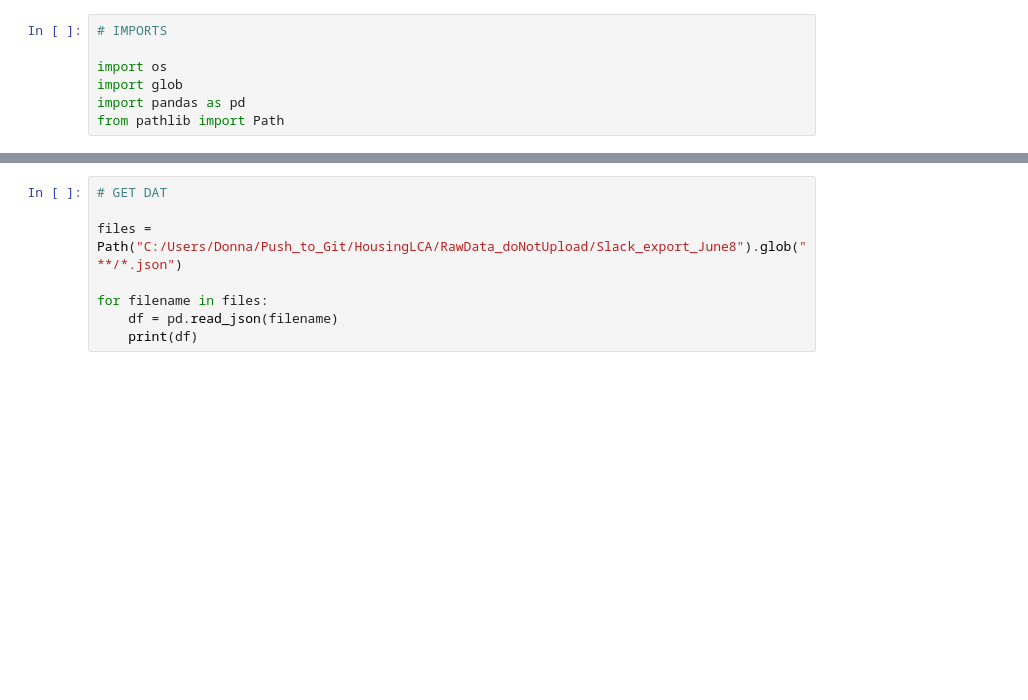
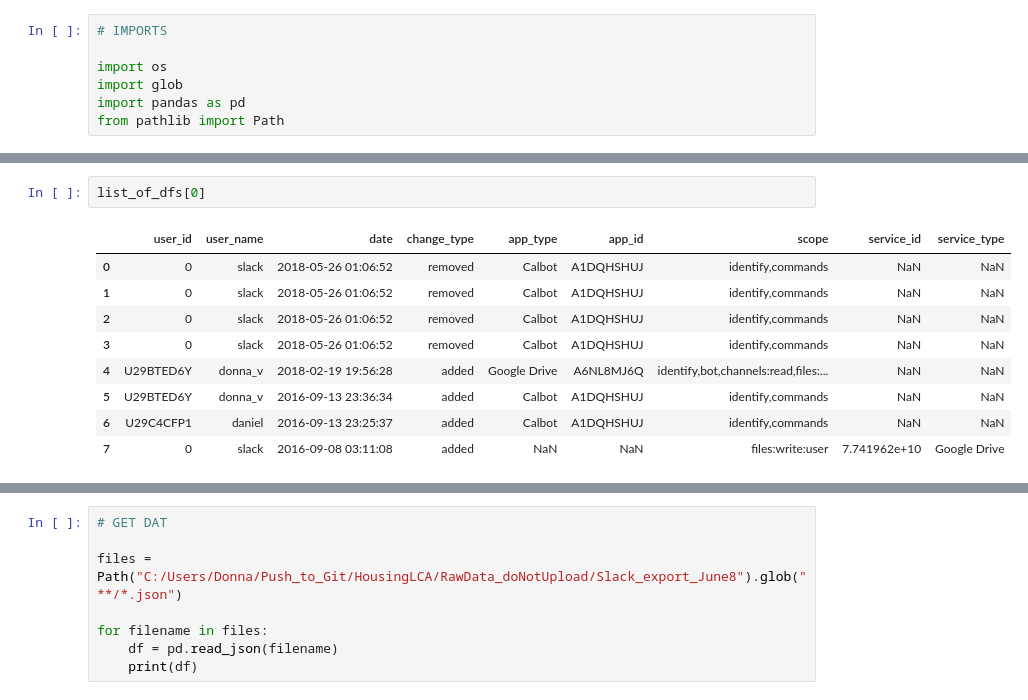
Before and after one commit to DonnaVakalis/Personal, a Jupyter notebook: DJW_slack_word.ipynb, the cells around one changed output, grey strips where cells are left out. Drawn from its saved outputs; the diff is of its cells as text; blank space fills up the shorter version.

Commit message:
lists

```diff
--- a/DJW_slack_word.ipynb
+++ b/DJW_slack_word.ipynb
@@ -41,0 +50,12 @@ ValueError: ignored
+# %%
+list_of_dfs[0]
+# %% [output]
+|  | user_id | user_name | date | change_type | app_type | app_id | scope | service_id | service_type |
+| 0 | 0 | slack | 2018-05-26 01:06:52 | removed | Calbot | A1DQHSHUJ | identify,commands | NaN | NaN |
+| 1 | 0 | slack | 2018-05-26 01:06:52 | removed | Calbot | A1DQHSHUJ | identify,commands | NaN | NaN |
+| 2 | 0 | slack | 2018-05-26 01:06:52 | removed | Calbot | A1DQHSHUJ | identify,commands | NaN | NaN |
+| 3 | 0 | slack | 2018-05-26 01:06:52 | removed | Calbot | A1DQHSHUJ | identify,commands | NaN | NaN |
+| 4 | U29BTED6Y | donna_v | 2018-02-19 19:56:28 | added | Google Drive | A6NL8MJ6Q | identify,bot,channels:read,files:... | NaN | NaN |
+| 5 | U29BTED6Y | donna_v | 2016-09-13 23:36:34 | added | Calbot | A1DQHSHUJ | identify,commands | NaN | NaN |
+| 6 | U29C4CFP1 | daniel | 2016-09-13 23:25:37 | added | Calbot | A1DQHSHUJ | identify,commands | NaN | NaN |
+| 7 | 0 | slack | 2016-09-08 03:11:08 | added | NaN | NaN | files:write:user | 7.741962e+10 | Google Drive |
```
Also changed, not shown: parts of 6 cells of this notebook.
